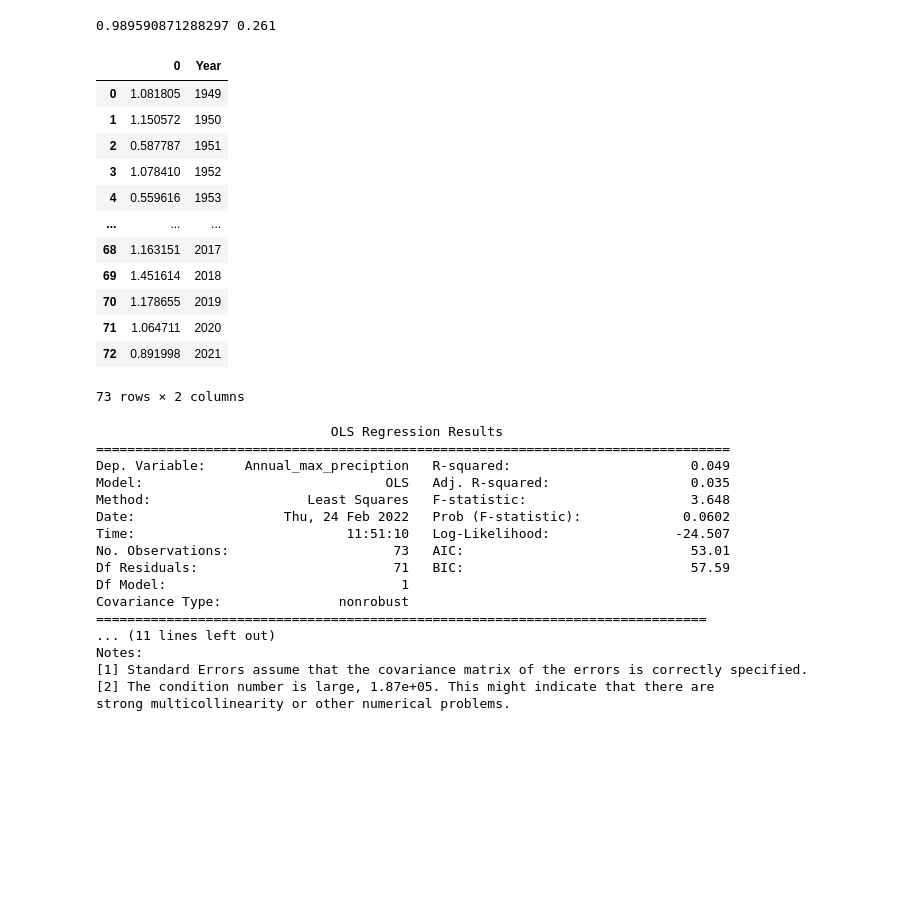
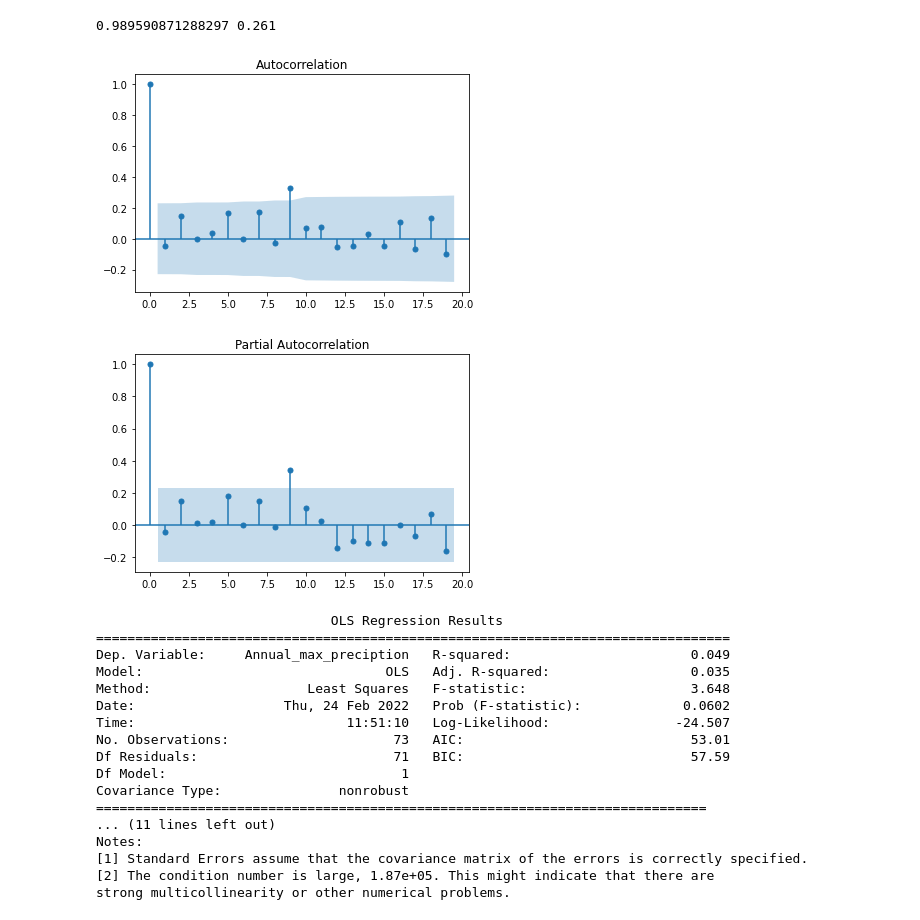
Before and after one commit to aviral-ag/Frequency-Analysis-of-Non-Stationary-Hydrological-Extremes-in-Northern-Ohio-, a Jupyter notebook: Precipitation_Analysis.ipynb, the cells around one changed output. Saved outputs shown, nothing was run; the diff lists cells and outputs as text; code cells hidden in the pictures; blank space fills up the shorter version.

```diff
--- a/Precipitation_Analysis.ipynb
+++ b/Precipitation_Analysis.ipynb
@@ -134,22 +134,15 @@ print(rho_log, p_value_log)
 # %% [output]
 [figure]
 0.989590871288297 0.261
-# %%
-fitted
-# %% [output]
-|  | 0 | Year |
-| 0 | 1.081805 | 1949 |
-| 1 | 1.150572 | 1950 |
-| 2 | 0.587787 | 1951 |
-| 3 | 1.078410 | 1952 |
-| 4 | 0.559616 | 1953 |
-| ... | ... | ... |
-| 68 | 1.163151 | 2017 |
-| 69 | 1.451614 | 2018 |
-| 70 | 1.178655 | 2019 |
-| 71 | 1.064711 | 2020 |
-| 72 | 0.891998 | 2021 |
-73 rows × 2 columns
+# %%
+#Plotting ACF and PACF
+sm.graphics.tsa.plot_acf(np.log(maxQ))
+plt.show()
+sm.graphics.tsa.plot_pacf(np.log(maxQ))
+plt.show()
+# %% [output]
+[figure, added]
+[figure, added]
 # %%
 # Regression
 fitted = pd.DataFrame()
```
